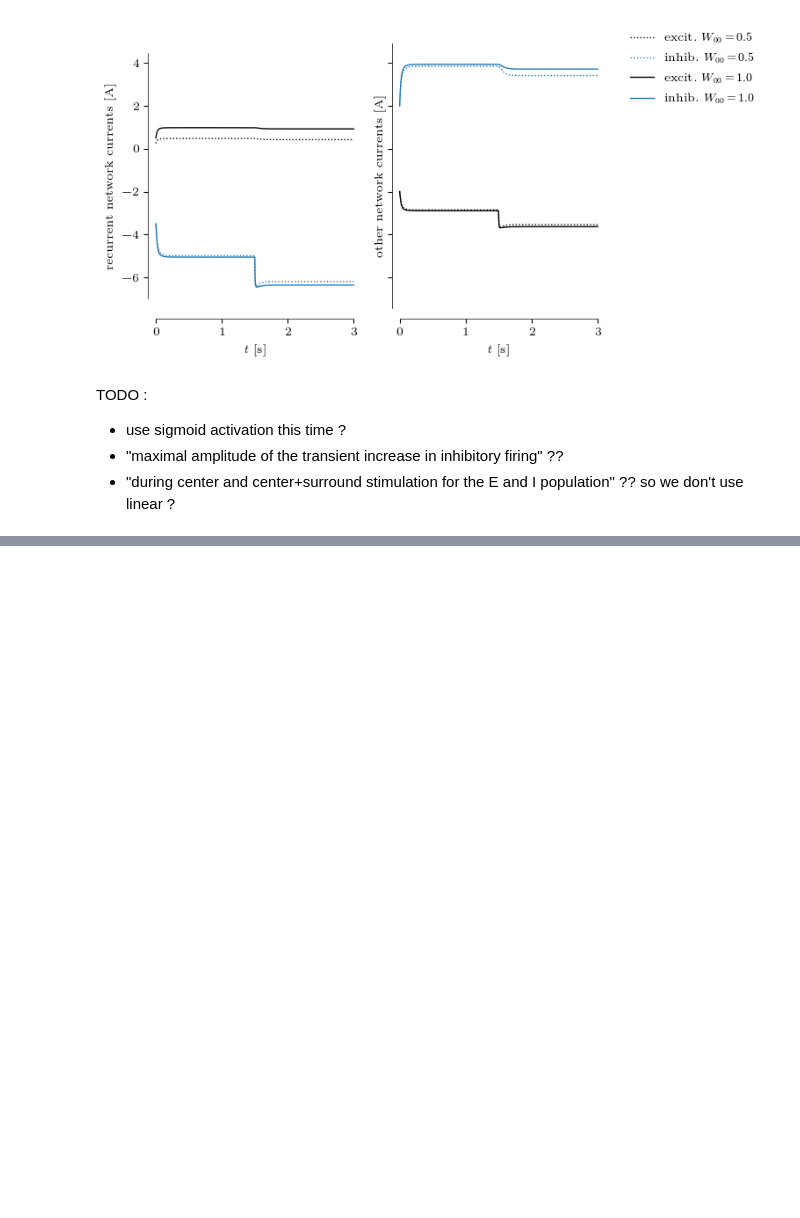
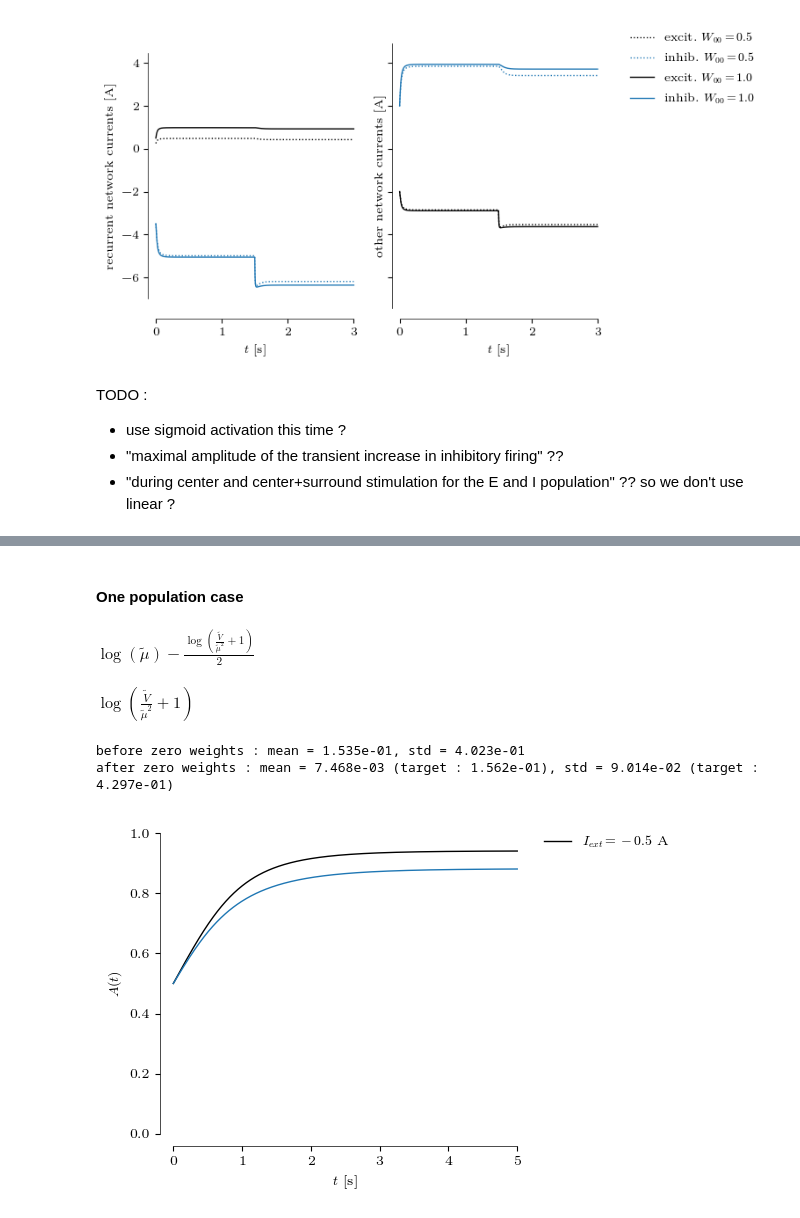
Before and after one commit to ninivert/BIO465-cortical-surround-suppression, a Jupyter notebook: src/notebook.ipynb, the cells around one changed output, grey strips where cells are left out. Saved outputs shown, nothing was run; the diff lists cells and outputs as text; code cells hidden in the pictures; blank space fills up the shorter version.

Commit message:
after talk with TA

```diff
--- a/src/notebook.ipynb
+++ b/src/notebook.ipynb
@@ -560,0 +703,14 @@ TODO :
+# %% [markdown]
+#### One population case
+# %%
+import sympy as sp
+mu, var = sp.symbols('\\mu V', real=True)
+mu_, var_ = sp.symbols('\\tilde{\\mu} \\tilde{V}', real=True)
+for sol in sp.solve((
+	mu_ - sp.exp(mu + var/2),
+	var_ - (sp.exp(var) - 1)*sp.exp(2*mu + var)
+), (mu, var))[0]:
+	display(sol)
+# %% [output]
+$\displaystyle \log{\left(\tilde{\mu} \right)} - \frac{\log{\left(\frac{\tilde{V}}{\tilde{\mu}^{2}} + 1 \right)}}{2}$
+$\displaystyle \log{\left(\frac{\tilde{V}}{\tilde{\mu}^{2}} + 1 \right)}$
@@ -560,0 +745,44 @@ TODO :
+# %%
+np.random.seed(0)  # reproducible results
+K = 256  # number of neurons in a population
+
+plt.close()
+fig, ax = plt.subplots(dpi=100)
+
+# for I_ext in (-2, -1.5, -1, -0.5, 0):
+for I_ext in (-0.5,):
+	pop_renorm = Populations(
+		W=np.array([[2]]),
+		tau=np.array([0.6]),
+		R=1,
+		gain_fn=sigmoid,
+		I_ext=Flat(I_ext)
+	)
+
+	pop = Populations(
+		W=hetero_weights(pop_renorm.W, K=K, p=0.05, sigma_mult=2.75),
+		# W=hetero_weights(pop_renorm.W, K=K, p=1, sigma_mult=2.75),
+		tau=np.full(K, pop_renorm.tau[0]),
+		R=1,
+		gain_fn=sigmoid,
+		I_ext=Flat(I_ext)
+	)
+
+	res_renorm = pop_renorm.simulate_h(np.array([0]), (0, 5), dt_max=0.01)
+	res = pop.simulate_h(np.zeros(K), (0, 5), dt_max=0.01)
+
+	line, = ax.plot(res_renorm.t, pop_renorm.gain_fn(res_renorm.y[0]), label=f'$I_{{ext}} = {I_ext}$ A')
+	# ax.plot(res.t, pop.gain_fn(res.y).T, linewidth=0.1, color=line.get_color())
+	ax.plot(res.t, pop.gain_fn(np.mean(res.y, axis=0)))
+
+ax.set_ylabel('$A(t)$')
+ax.set_xlabel('$t$ [s]')
+ax.set_ylim((0, 1))
+data_lim(ax, 'x')
+breathe(ax)
+ax.legend(bbox_to_anchor=(1, 1), loc='upper left')
+plt.show(fig)
+# %% [output]
+before zero weights : mean = 1.535e-01, std = 4.023e-01
+after zero weights : mean = 7.468e-03 (target : 1.562e-01), std = 9.014e-02 (target : 4.297e-01)
+[figure, added]
```
Also changed, not shown: parts of 13 cells of this notebook.
